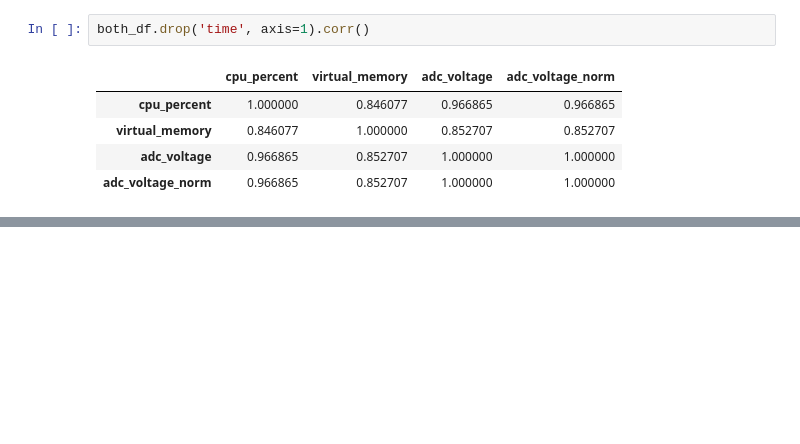
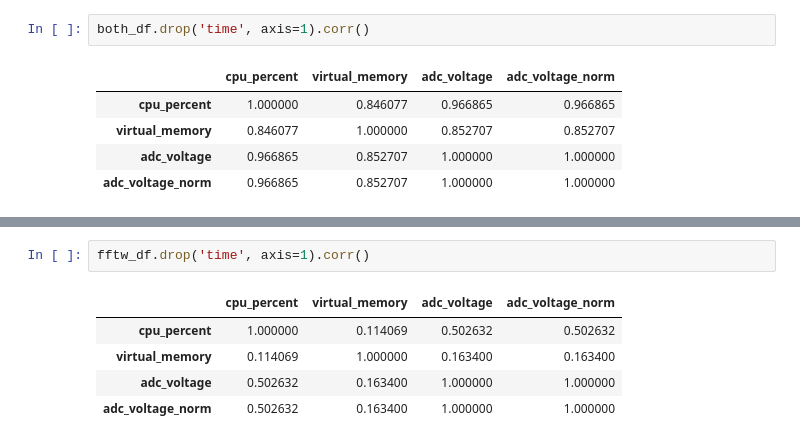
Before and after one commit to radshield/raspi-sel, a Jupyter notebook: analysis/cycles.ipynb, the cells around one changed output, grey strips where cells are left out. Saved outputs shown, nothing was run; the diff lists cells and outputs as text; blank space fills up the shorter version.

```diff
--- a/analysis/cycles.ipynb
+++ b/analysis/cycles.ipynb
@@ -130,0 +190,8 @@ both_df.drop('time', axis=1).corr()
+# %%
+fftw_df.drop('time', axis=1).corr()
+# %% [output]
+|  | cpu_percent | virtual_memory | adc_voltage | adc_voltage_norm |
+| cpu_percent | 1.000000 | 0.114069 | 0.502632 | 0.502632 |
+| virtual_memory | 0.114069 | 1.000000 | 0.163400 | 0.163400 |
+| adc_voltage | 0.502632 | 0.163400 | 1.000000 | 1.000000 |
+| adc_voltage_norm | 0.502632 | 0.163400 | 1.000000 | 1.000000 |
```
Also changed, not shown: parts of 6 cells of this notebook, 1 other file.
